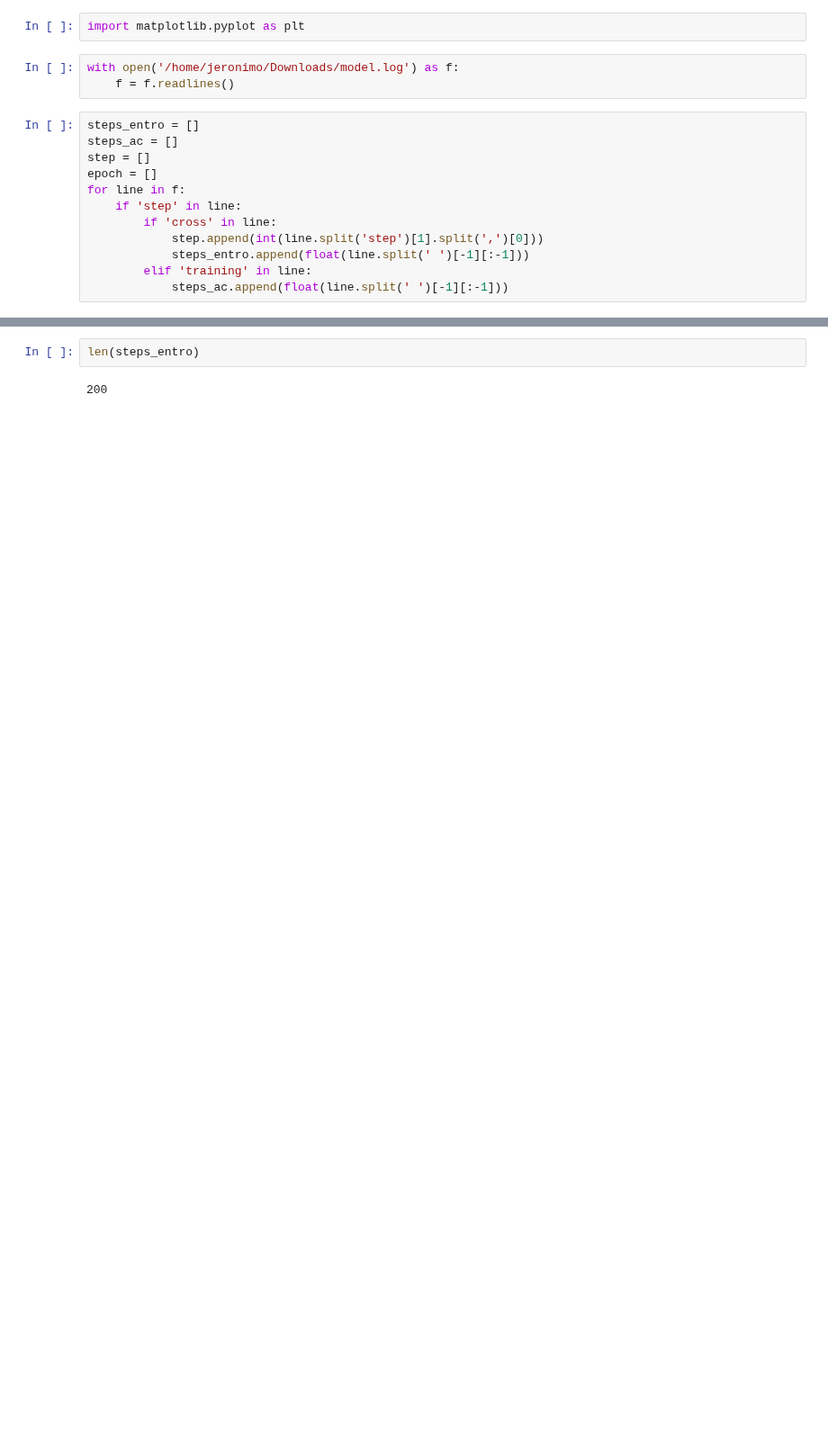
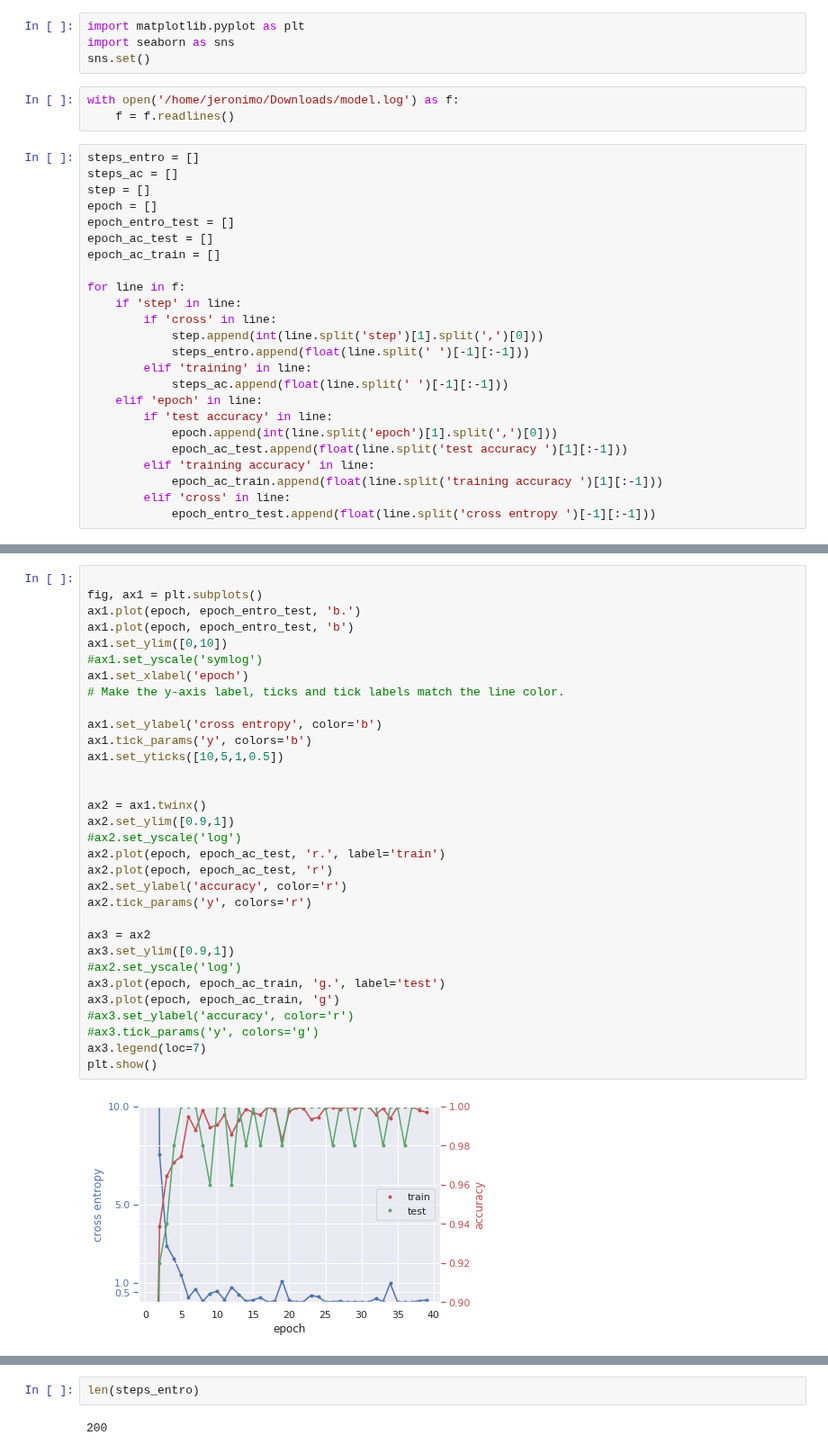
Before and after one commit to JeronimoMontero/AUT-CNN-TUB, a Jupyter notebook: Notebooks/test_graph.ipynb, the cells around one changed output, grey strips where cells are left out. Shown at 90% size. Saved outputs shown, nothing was run; the diff lists cells and outputs as text; blank space fills up the shorter version.

```diff
--- a/Notebooks/test_graph.ipynb
+++ b/Notebooks/test_graph.ipynb
@@ -1,5 +1,7 @@
 # %%
 import matplotlib.pyplot as plt
+import seaborn as sns
+sns.set()
 # %%
 with open('/home/jeronimo/Downloads/model.log') as f:
     f = f.readlines()
@@ -8,6 +10,10 @@ steps_entro = []
 steps_ac = []
 step = []
 epoch = []
+epoch_entro_test = []
+epoch_ac_test = []
+epoch_ac_train = []
+
 for line in f:
     if 'step' in line:
         if 'cross' in line:
@@ -15,3 +21,11 @@ for line in f:
             steps_entro.append(float(line.split(' ')[-1][:-1]))
         elif 'training' in line:
             steps_ac.append(float(line.split(' ')[-1][:-1]))
+    elif 'epoch' in line:
+        if 'test accuracy' in line:
+            epoch.append(int(line.split('epoch')[1].split(',')[0]))
+            epoch_ac_test.append(float(line.split('test accuracy ')[1][:-1]))
+        elif 'training accuracy' in line:
+            epoch_ac_train.append(float(line.split('training accuracy ')[1][:-1]))
+        elif 'cross' in line:
+            epoch_entro_test.append(float(line.split('cross entropy ')[-1][:-1]))
@@ -31,0 +40,34 @@ plt.show()
+# %%
+
+fig, ax1 = plt.subplots()
+ax1.plot(epoch, epoch_entro_test, 'b.')
+ax1.plot(epoch, epoch_entro_test, 'b')
+ax1.set_ylim([0,10])
+#ax1.set_yscale('symlog')
+ax1.set_xlabel('epoch')
+# Make the y-axis label, ticks and tick labels match the line color.
+
+ax1.set_ylabel('cross entropy', color='b')
+ax1.tick_params('y', colors='b')
+ax1.set_yticks([10,5,1,0.5])
+
+
+ax2 = ax1.twinx()
+ax2.set_ylim([0.9,1])
+#ax2.set_yscale('log')
+ax2.plot(epoch, epoch_ac_test, 'r.', label='train')
+ax2.plot(epoch, epoch_ac_test, 'r')
+ax2.set_ylabel('accuracy', color='r')
+ax2.tick_params('y', colors='r')
+
+ax3 = ax2
+ax3.set_ylim([0.9,1])
+#ax2.set_yscale('log')
+ax3.plot(epoch, epoch_ac_train, 'g.', label='test')
+ax3.plot(epoch, epoch_ac_train, 'g')
+#ax3.set_ylabel('accuracy', color='r')
+#ax3.tick_params('y', colors='g')
+ax3.legend(loc=7)
+plt.show()
+# %% [output]
+[figure, added]
```
Also changed, not shown: parts of 15 cells of this notebook, 3 other files.
